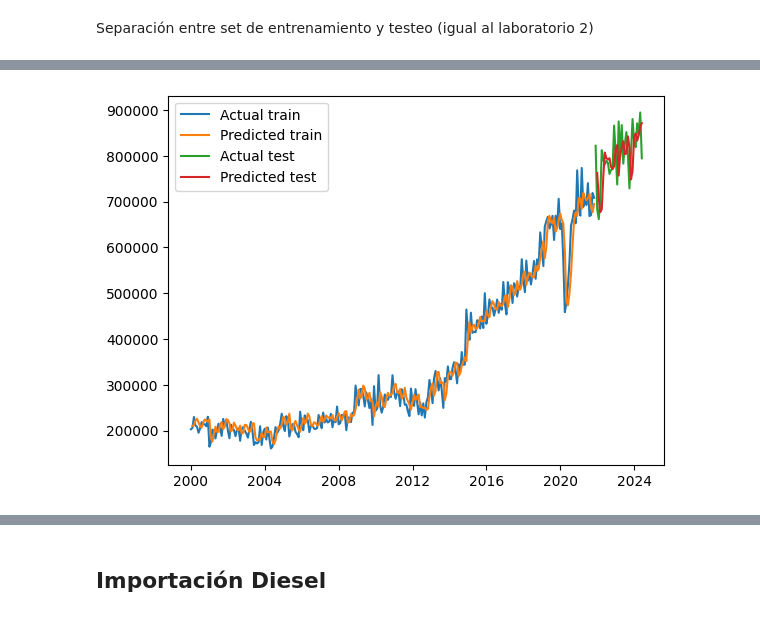
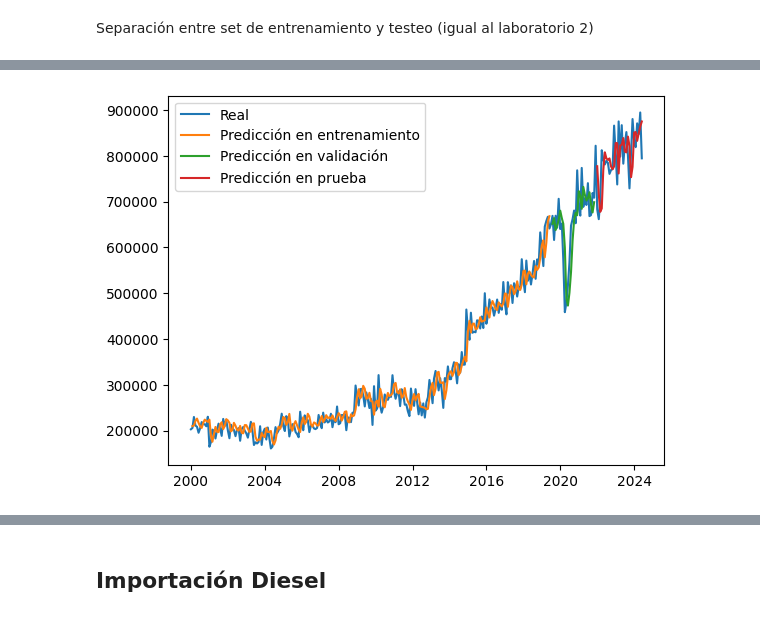
Before and after one commit to PedroMarro11/lab03DS, a Jupyter notebook: lab03.ipynb, the cells around one changed output, grey strips where cells are left out. Cells and saved outputs as stored; diff of their text form; code cells hidden in the pictures.

```diff
--- a/lab03.ipynb
+++ b/lab03.ipynb
@@ -261,9 +236,32 @@ resultDF_test
-# %%
-plt.plot(resultDF['Gasolina regular'], label = "Actual train")
-plt.plot(resultDF['Predicted'], label = "Predicted train")
-plt.plot(resultDF_test['Gasolina regular'], label = "Actual test")
-plt.plot(resultDF_test['Predicted'], label = "Predicted test")
-plt.legend()
-plt.show()
-# %% [output]
-[figure, removed]
+# %%
+def prediccion_fun(data,modelo, batch_size,scaler,dif=False,dif_cant=1, Series = None , n=1, retrasos = 1):
+    prediccion = [0]* (len(data))
+    i=0
+    for X in data:
+        yhat = modelo1.predict(X, batch_size=batch_size,verbose=0)
+        # invert scaling
+        yhat = scaler.inverse_transform(yhat)
+        if dif:
+             # invert differencing
+            yhat  = yhat + Series[(n+retrasos-1+dif_cant*i)]
+        # store
+        prediccion[i]=yhat[0][0]
+        i = i+1
+    return prediccion
+# %%
+prediccion_train = prediccion_fun(x_train,modelo1, 1,scaler,dif=True,dif_cant=1, Series = regular.values, n=0, retrasos = retrasos)
+prediccion_val = prediccion_fun(x_val,modelo1, 1,scaler,dif=True,dif_cant=1, Series = regular.values , n=num_separacion-num_val, retrasos = retrasos)
+prediccion_test = prediccion_fun(x_test,modelo1, 1,scaler,dif=True,dif_cant=1, Series = regular.values , n=num_separacion, retrasos = retrasos)
+# %%
+df_train = pd.DataFrame(prediccion_train, columns = ["Predicción en entrenamiento"], index = regular[1:num_separacion-num_val].index)
+df_val = pd.DataFrame(prediccion_val, columns = ["Predicción en validación"], index = regular[num_separacion-num_val+1:num_separacion].index)
+df_test = pd.DataFrame(prediccion_test, columns = ["Predicción en prueba"], index = regular[num_separacion+1:].index)
+
+plt.plot(regular, label = "Real")
+plt.plot(df_train, label = "Predicción en entrenamiento")
+plt.plot(df_val, label = "Predicción en validación")
+plt.plot(df_test, label = "Predicción en prueba")
+plt.legend()
+plt.show()
+# %% [output]
+[figure, added]
```
Also changed, not shown: parts of 26 cells of this notebook, 1 other file.
